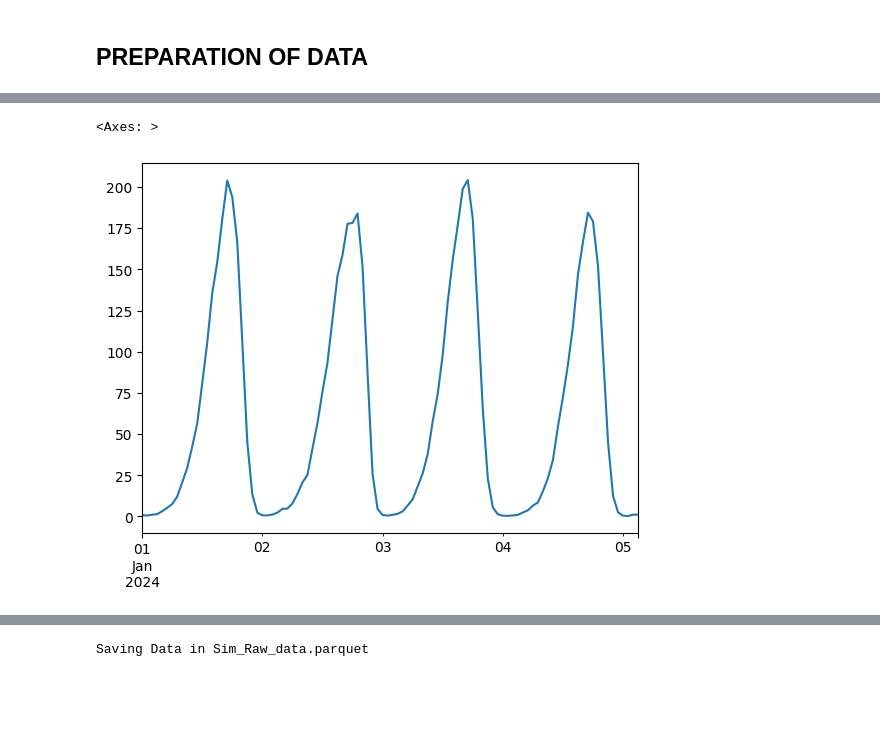
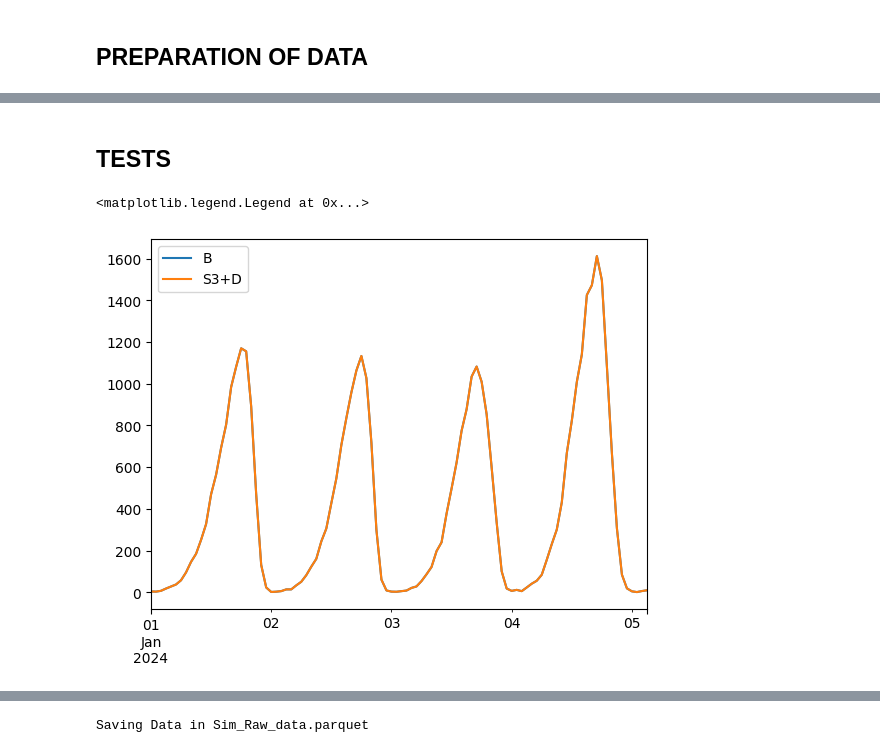
Before and after one commit to vmasuero/AFE, a Jupyter notebook: Modular/OLD/RawData_Simulation - Copy.ipynb, the cells around one changed output, grey strips where cells are left out. Drawn from its saved outputs; the diff is of its cells as text; code cells hidden in the pictures; blank space fills up the shorter version.

Commit message:
ya tengo al menos el PATCHTST

```diff
--- a/Modular/OLD/RawData_Simulation - Copy.ipynb
+++ b/Modular/OLD/RawData_Simulation - Copy.ipynb
@@ -237,5 +248,15 @@ Edges: [('HR_A-MR_A', 'MR_A-C'), ('MR_A-C', 'C-D'), ('MR_A-C', 'C-S7'), ('C-D',
 # %% [markdown]
 # CREATING DEMANDS
+# %%
+RANGES_DEMANDS = {
+    'S1': (800, 1000),
+    'S2': (10, 30),
+    'S3': (100, 200),
+    'S4': (500, 600),
+    'S5': (300, 400),
+    'S6': (100, 200),
+    'S7': (50, 60)
+}
 # %%
 def create_skewed_series(n_points, max_val, skewness, sigma=1.0):
     """
@@ -268,7 +289,7 @@ def create_skewed_series(n_points, max_val, skewness, sigma=1.0):
 
     return pd.Series(final_data)
 
-def create_day_demand(day:datetime, node:str, amp_range:int = (60, 100), skewness_range:int = (-6,-3), sigma_range:int = (7, 10), nn:int = 1440, points:int = 24):
+def create_day_demand(day:datetime, node:str, amp_range:int = (10, 1000), skewness_range:int = (-6,-3), sigma_range:int = (7, 10), nn:int = 1440, points:int = 24):
 
     _max_val = random.randint(amp_range[0], amp_range[1])
     _skewness = random.randint(skewness_range[0], skewness_range[1])
@@ -281,11 +302,19 @@ def create_day_demand(day:datetime, node:str, amp_range:int = (60, 100), skewnes
     _curve.index = pd.date_range(start=day, periods=points, freq='h')
     _curve = _curve * _max_val/_curve.max()
 
+    ## PATCHS ###
+    _curve = _curve.shift(3).bfill()
+    _curve[(_curve.index.hour > 15) & (_curve.index.hour < 20)] *= 1.4
+    _curve[(_curve.index.hour > 21)] *= 1.4
+    _curve[(_curve.index.hour < 13)] *= 1.5
+
     return _curve
 
 
 
-DEMANDS_NODES = [x for x in G_links.nodes() if re.match(r'.*-S\d+', x)]
+from random import randint
+
+DEMANDS_NODES = [x for x in G_router.nodes() if re.match(r'.*S\d+', x)]
 print(f"Nodes con demanda: {DEMANDS_NODES}")
 DAY_START = datetime(2024, 1, 1)
 RANGE_MONTHS = 6
@@ -295,7 +324,16 @@ DEMANDS = []
 for _day in RANGE_DATE:
     _demands_day = {}
     for _node in DEMANDS_NODES:
-        _demands_day[_node] = create_day_demand(_day, _node)
+        _range_amp = RANGES_DEMANDS[_node]
+        if randint(0,100) == 10:
+            print("add valley")
+            _range_amp = (_range_amp[0]*0.5, _range_amp[1]*0.5)
+        if randint(0,100) == 10:
+            print("add peak")
+            _range_amp = (_range_amp[0]*1.5, _range_amp[1]*2)
+
+        _demands_day[_node] = create_day_demand(_day, _node, amp_range=_range_amp)
+
     DEMANDS.append(pd.DataFrame(_demands_day))
 
 DEMANDS = pd.concat(DEMANDS)
@@ -441,6 +726,6 @@ RAW_DATA = RAW_DATA.T
 SAMPLING = '1h'
 TSS = RAW_DATA.T.copy()
 TSS = TSS.resample(SAMPLING).mean()
-TSS = TSS[np.array(G_links.nodes())]
+TSS = TSS[np.array(G_router.nodes())]
 TSS
 # %% [output]
@@ -459,6 +744,10 @@ TSS
 4320 rows × 16 columns
+# %% [markdown]
+## TESTS
 # %%
-TSS[['C-D','C-S7']].sum(axis=1).iloc[0:100].plot()
+TSS[['B']].sum(axis=1).iloc[0:100].plot(label='B')
+TSS[['S3','D']].iloc[0:100].sum(axis=1).plot(label='S3+D')
+plt.legend()
 # %% [output]
-<Axes: >
+<matplotlib.legend.Legend at 0x...>
-[figure, old version]
+[figure, new version]
```
Also changed, not shown: parts of 18 cells of this notebook, 8 other files.
